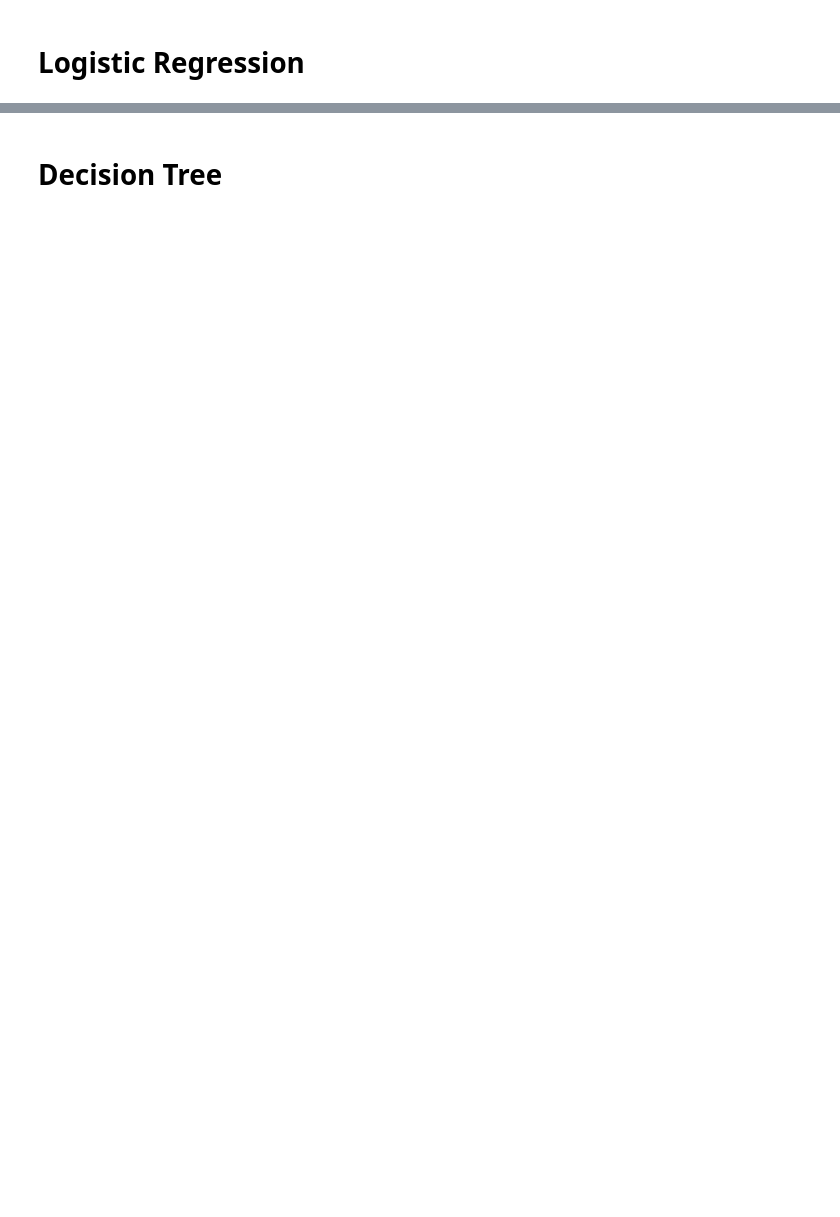
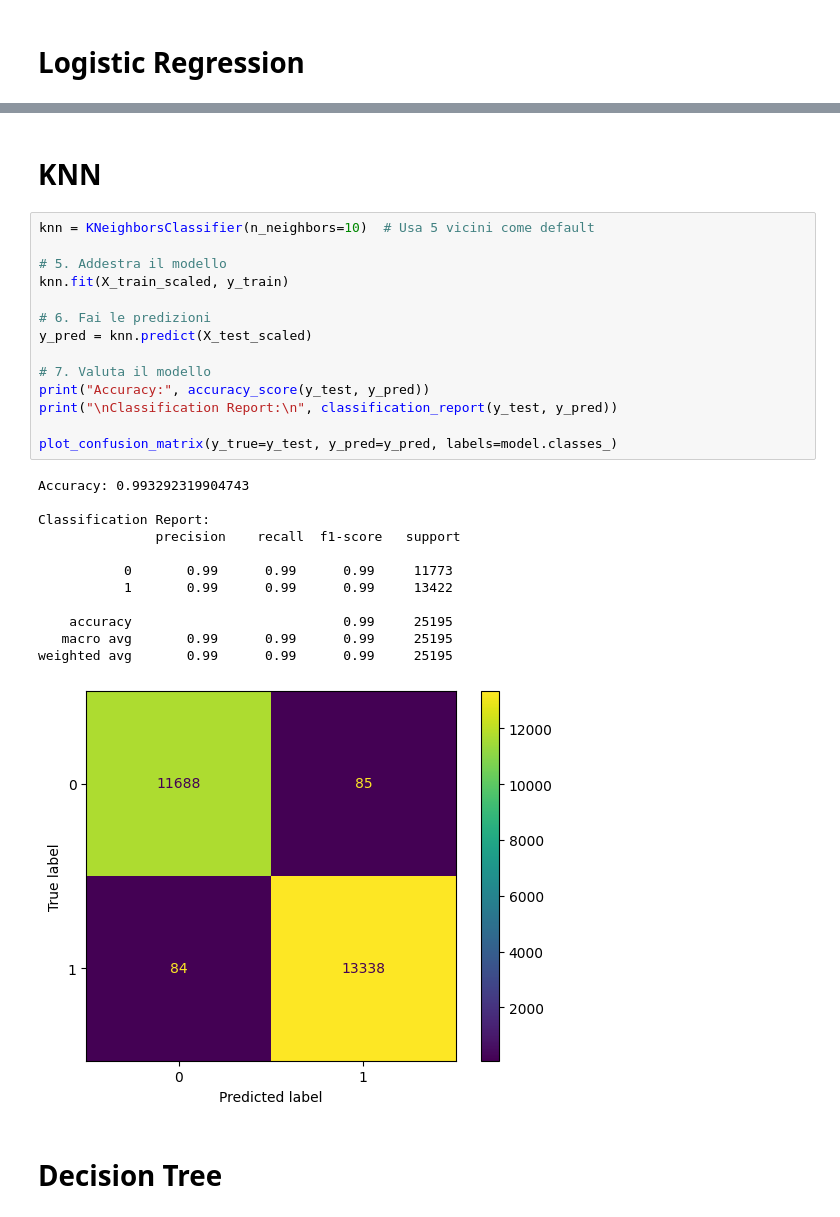
Before and after one commit to MartorelliLuca/IntrusionDetectionML, a Jupyter notebook: IntrusionDetectionProject.ipynb, the cells around one changed output, grey strips where cells are left out. Drawn from its saved outputs; the diff is of its cells as text; blank space fills up the shorter version.

```diff
--- a/IntrusionDetectionProject.ipynb
+++ b/IntrusionDetectionProject.ipynb
@@ -163,3 +207,32 @@ print("\nClassification Report:\n", classification_report(y_test, y_pred))
+# %% [markdown]
+# KNN
+# %%
+knn = KNeighborsClassifier(n_neighbors=10)  # Usa 5 vicini come default
+
+# 5. Addestra il modello
+knn.fit(X_train_scaled, y_train)
+
+# 6. Fai le predizioni
+y_pred = knn.predict(X_test_scaled)
+
+# 7. Valuta il modello
+print("Accuracy:", accuracy_score(y_test, y_pred))
+print("\nClassification Report:\n", classification_report(y_test, y_pred))
+
+plot_confusion_matrix(y_true=y_test, y_pred=y_pred, labels=model.classes_)
+# %% [output]
+Accuracy: 0.993292319904743
+
+Classification Report:
+               precision    recall  f1-score   support
+
+           0       0.99      0.99      0.99     11773
+           1       0.99      0.99      0.99     13422
+
+    accuracy                           0.99     25195
+   macro avg       0.99      0.99      0.99     25195
+weighted avg       0.99      0.99      0.99     25195
+[figure, added]
 # %% [markdown]
 # Decision Tree
 # %%
```
Also changed, not shown: parts of 22 cells of this notebook.
